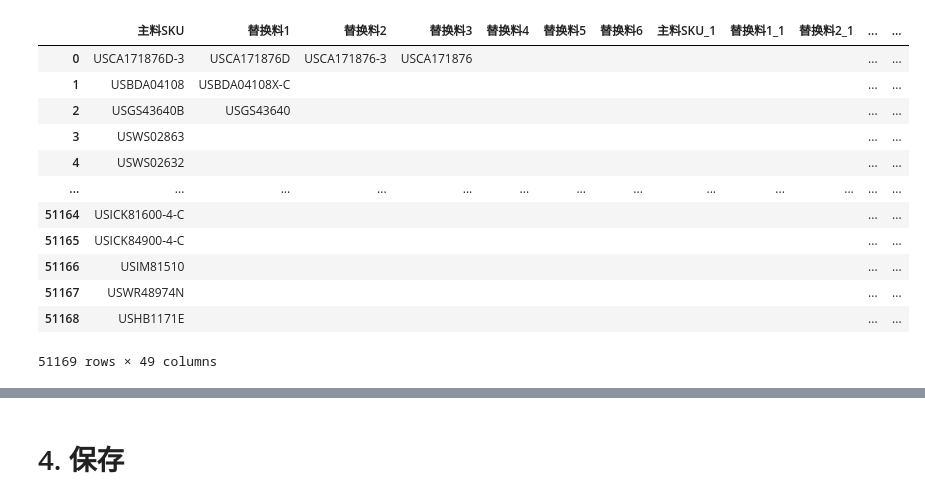
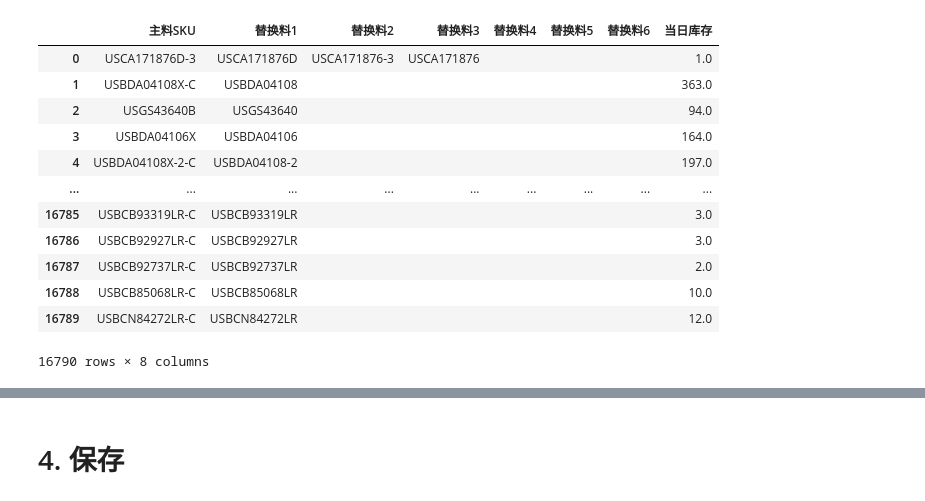
Before and after one commit to hzm1124/YangTeng, a Jupyter notebook: 2.断货汇报/1-库存表生成-Lennon.ipynb, the cells around one changed output, grey strips where cells are left out. Saved outputs shown, nothing was run; the diff lists cells and outputs as text; code cells hidden in the pictures.

```diff
--- a/2.断货汇报/1-库存表生成-Lennon.ipynb
+++ b/2.断货汇报/1-库存表生成-Lennon.ipynb
@@ -42,0 +108,7 @@ temp_df_alternate
+# %%
+df_stock = pd.read_excel(stock,
+                         header=0,
+                         names=['SKU', '当日库存'],
+                         usecols='A, F')
+
+df_stock
@@ -42,0 +129,5 @@ temp_df_alternate
+# %%
+for i in range(len(df_stock)):
+    print(i)
+    if df_stock.loc[i, 'SKU'].endswith('-NC'):
+        df_stock = df_stock.drop(i)
@@ -42,0 +152,6 @@ temp_df_alternate
+# %%
+df_stock = df_stock.reset_index(drop=True)
+df_stock['SKU'] = [df_stock.loc[i, 'SKU'][:-2] if df_stock.loc[i, 'SKU'].endswith('-N') for i in range(len(df_stock))]
+df_stock = df_stock.groupby([df_stock['SKU']], as_index=False).sum()
+
+df_stock
@@ -43,23 +172,35 @@ temp_df_alternate
 # %%
-temp_df_alternate_1 = pd.merge(left=temp_df_alternate, right=temp_df_alternate, how='left', left_on='主料SKU', right_on='替换料1', suffixes=('', '_1')).fillna('')
-temp_df_alternate_2 = pd.merge(left=temp_df_alternate_1, right=temp_df_alternate, how='left', left_on='主料SKU', right_on='替换料2', suffixes=('', '_2')).fillna('')
-temp_df_alternate_3 = pd.merge(left=temp_df_alternate_2, right=temp_df_alternate, how='left', left_on='主料SKU', right_on='替换料3', suffixes=('', '_3')).fillna('')
-temp_df_alternate_4 = pd.merge(left=temp_df_alternate_3, right=temp_df_alternate, how='left', left_on='主料SKU', right_on='替换料4', suffixes=('', '_4')).fillna('')
-temp_df_alternate_5 = pd.merge(left=temp_df_alternate_4, right=temp_df_alternate, how='left', left_on='主料SKU', right_on='替换料5', suffixes=('', '_5')).fillna('')
-temp_df_alternate_6 = pd.merge(left=temp_df_alternate_5, right=temp_df_alternate, how='left', left_on='主料SKU', right_on='替换料6', suffixes=('', '_6')).fillna('')
+df_alternate['当日库存'] = ''
+df_alternate = pd.merge(left=df_alternate, right=df_stock, how='left', left_on='主料SKU', right_on='SKU', suffixes=('', '_0')).fillna(0)
+df_alternate = pd.merge(left=df_alternate, right=df_stock, how='left', left_on='替换料1', right_on='SKU', suffixes=('', '_1')).fillna(0)
+df_alternate = pd.merge(left=df_alternate, right=df_stock, how='left', left_on='替换料2', right_on='SKU', suffixes=('', '_2')).fillna(0)
+df_alternate = pd.merge(left=df_alternate, right=df_stock, how='left', left_on='替换料3', right_on='SKU', suffixes=('', '_3')).fillna(0)
+df_alternate = pd.merge(left=df_alternate, right=df_stock, how='left', left_on='替换料4', right_on='SKU', suffixes=('', '_4')).fillna(0)
+df_alternate = pd.merge(left=df_alternate, right=df_stock, how='left', left_on='替换料5', right_on='SKU', suffixes=('', '_5')).fillna(0)
+df_alternate = pd.merge(left=df_alternate, right=df_stock, how='left', left_on='替换料6', right_on='SKU', suffixes=('', '_6')).fillna(0)
 
-temp_df_alternate_6
+df_alternate['当日库存'] = df_alternate['当日库存_0'] + df_alternate['当日库存_1'] + df_alternate['当日库存_2'] + df_alternate['当日库存_3'] + df_alternate['当日库存_4'] + df_alternate['当日库存_5'] + df_alternate['当日库存_6']
+df_alternate = df_alternate[['主料SKU',
+                             '替换料1',
+                             '替换料2',
+                             '替换料3',
+                             '替换料4',
+                             '替换料5',
+                             '替换料6',
+                             '当日库存']]
+
+df_alternate
 # %% [output]
-|  | 主料SKU | 替换料1 | 替换料2 | 替换料3 | 替换料4 | 替换料5 | 替换料6 | 主料SKU_1 | 替换料1_1 | 替换料2_1 | ... | ... |
-| 0 | USCA171876D-3 | USCA171876D | USCA171876-3 | USCA171876 |  |  |  |  |  |  | ... | ... |
-| 1 | USBDA04108 | USBDA04108X-C |  |  |  |  |  |  |  |  | ... | ... |
-| 2 | USGS43640B | USGS43640 |  |  |  |  |  |  |  |  | ... | ... |
-| 3 | USWS02863 |  |  |  |  |  |  |  |  |  | ... | ... |
-| 4 | USWS02632 |  |  |  |  |  |  |  |  |  | ... | ... |
-| ... | ... | ... | ... | ... | ... | ... | ... | ... | ... | ... | ... | ... |
-| 51164 | USICK81600-4-C |  |  |  |  |  |  |  |  |  | ... | ... |
-| 51165 | USICK84900-4-C |  |  |  |  |  |  |  |  |  | ... | ... |
-| 51166 | USIM81510 |  |  |  |  |  |  |  |  |  | ... | ... |
-| 51167 | USWR48974N |  |  |  |  |  |  |  |  |  | ... | ... |
-| 51168 | USHB1171E |  |  |  |  |  |  |  |  |  | ... | ... |
+|  | 主料SKU | 替换料1 | 替换料2 | 替换料3 | 替换料4 | 替换料5 | 替换料6 | 当日库存 |
+| 0 | USCA171876D-3 | USCA171876D | USCA171876-3 | USCA171876 |  |  |  | 1.0 |
+| 1 | USBDA04108X-C | USBDA04108 |  |  |  |  |  | 363.0 |
+| 2 | USGS43640B | USGS43640 |  |  |  |  |  | 94.0 |
+| 3 | USBDA04106X | USBDA04106 |  |  |  |  |  | 164.0 |
+| 4 | USBDA04108X-2-C | USBDA04108-2 |  |  |  |  |  | 197.0 |
+| ... | ... | ... | ... | ... | ... | ... | ... | ... |
+| 16785 | USBCB93319LR-C | USBCB93319LR |  |  |  |  |  | 3.0 |
+| 16786 | USBCB92927LR-C | USBCB92927LR |  |  |  |  |  | 3.0 |
+| 16787 | USBCB92737LR-C | USBCB92737LR |  |  |  |  |  | 2.0 |
+| 16788 | USBCB85068LR-C | USBCB85068LR |  |  |  |  |  | 10.0 |
+| 16789 | USBCN84272LR-C | USBCN84272LR |  |  |  |  |  | 12.0 |
-51169 rows × 49 columns
+16790 rows × 8 columns
```
Also changed, not shown: parts of 25 cells of this notebook, 12 other files.
